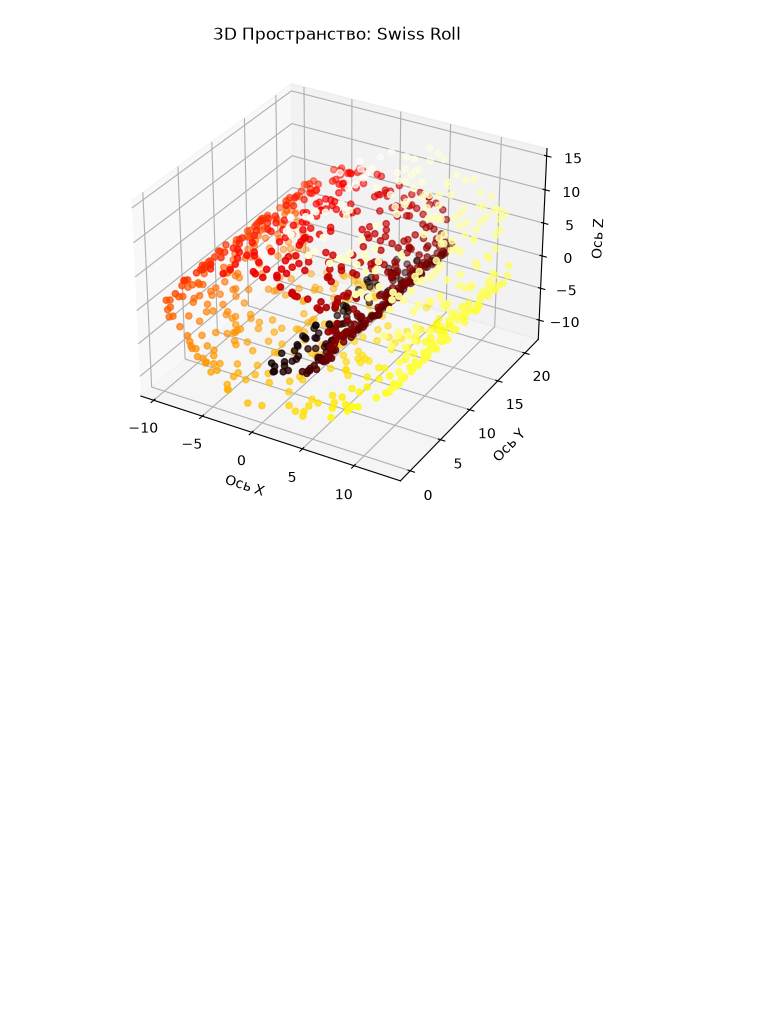
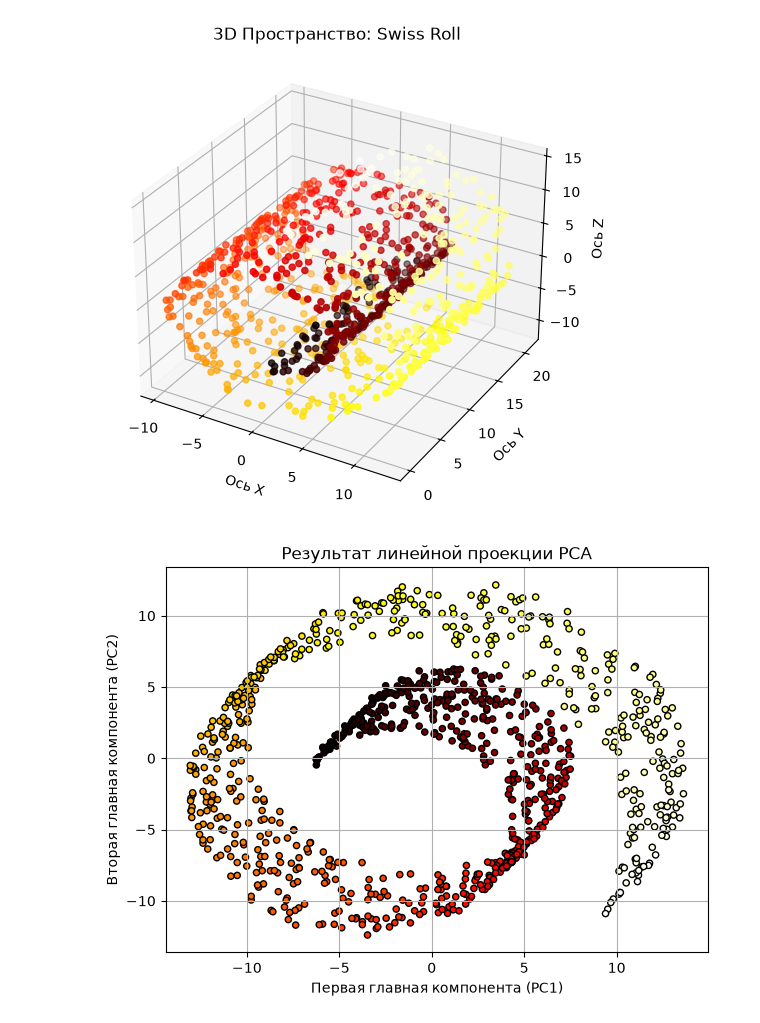
Before and after one commit to Uliana-int/SVM-small-project, a Jupyter notebook: dimensionality_reduction.ipynb, the cells around one changed output. Drawn from its saved outputs; the diff is of its cells as text; code cells hidden in the pictures; blank space fills up the shorter version.

```diff
--- a/dimensionality_reduction.ipynb
+++ b/dimensionality_reduction.ipynb
@@ -39,3 +44,19 @@ ax.set_zlabel("Ось Z")
 plt.show()
 # %% [output]
 [figure]
+# %%
+pca = PCA(n_components=2)
+X_reduced_pca = pca.fit_transform(X_swiss)
+
+pca = PCA(n_components=2)
+X_reduced_pca = pca.fit_transform(X_swiss)
+
+plt.figure(figsize=(7, 5))
+plt.scatter(X_reduced_pca[:, 0], X_reduced_pca[:, 1], c=t_swiss, cmap=plt.cm.hot, edgecolor='k', s=20)
+plt.title("Результат линейной проекции PCA")
+plt.xlabel("Первая главная компонента (PC1)")
+plt.ylabel("Вторая главная компонента (PC2)")
+plt.grid(True)
+plt.show()
+# %% [output]
+[figure, added]
```
Also changed, not shown: parts of 5 cells of this notebook.
